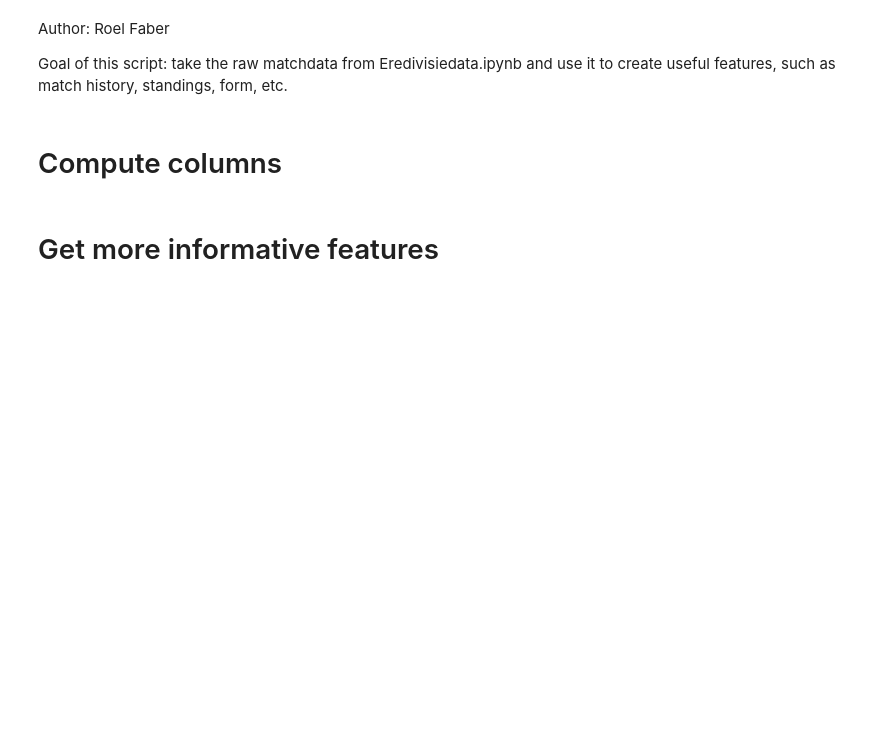
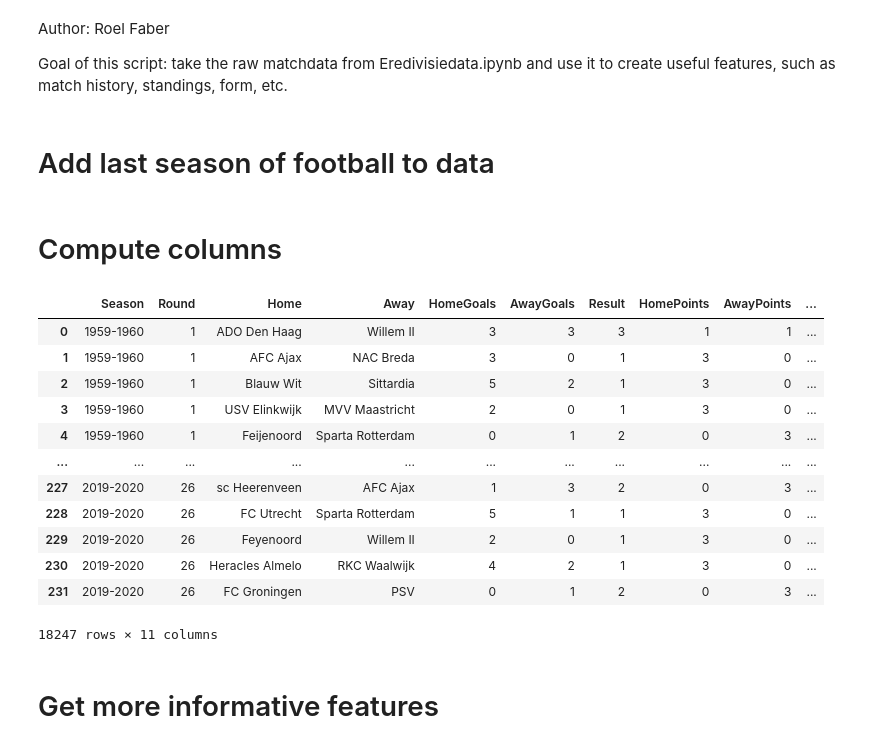
Before and after one commit to rmfaber/FootballPredictions, a Jupyter notebook: ProcessData.ipynb, the cells around one changed output. Drawn from its saved outputs; the diff is of its cells as text; code cells hidden in the pictures; blank space fills up the shorter version.

Commit message:
Update data 20192020

```diff
--- a/ProcessData.ipynb
+++ b/ProcessData.ipynb
@@ -11,12 +11,35 @@ sns.set()
 # %%
 df = pd.read_csv('Data/matches.csv',index_col=0)
 df.head()
+df_20192020 = pd.read_csv('Data/matches_20192020.csv',index_col=0)
+# %% [markdown]
+# Add last season of football to data
+# %%
+df = df[df['Season']!='2019-2020'].copy()
+
+df = df.append(df_20192020).copy()
 # %% [markdown]
 # Compute columns
 # %%
 df['GoalsScored'] = df['HomeGoals'] + df['AwayGoals']
 # %%
 df['HomeAdvantage'] = df['HomeGoals'] - df['AwayGoals']
+# %%
+df
+# %% [output]
+|  | Season | Round | Home | Away | HomeGoals | AwayGoals | Result | HomePoints | AwayPoints | ... |
+| 0 | 1959-1960 | 1 | ADO Den Haag | Willem II | 3 | 3 | 3 | 1 | 1 | ... |
+| 1 | 1959-1960 | 1 | AFC Ajax | NAC Breda | 3 | 0 | 1 | 3 | 0 | ... |
+| 2 | 1959-1960 | 1 | Blauw Wit | Sittardia | 5 | 2 | 1 | 3 | 0 | ... |
+| 3 | 1959-1960 | 1 | USV Elinkwijk | MVV Maastricht | 2 | 0 | 1 | 3 | 0 | ... |
+| 4 | 1959-1960 | 1 | Feijenoord | Sparta Rotterdam | 0 | 1 | 2 | 0 | 3 | ... |
+| ... | ... | ... | ... | ... | ... | ... | ... | ... | ... | ... |
+| 227 | 2019-2020 | 26 | sc Heerenveen | AFC Ajax | 1 | 3 | 2 | 0 | 3 | ... |
+| 228 | 2019-2020 | 26 | FC Utrecht | Sparta Rotterdam | 5 | 1 | 1 | 3 | 0 | ... |
+| 229 | 2019-2020 | 26 | Feyenoord | Willem II | 2 | 0 | 1 | 3 | 0 | ... |
+| 230 | 2019-2020 | 26 | Heracles Almelo | RKC Waalwijk | 4 | 2 | 1 | 3 | 0 | ... |
+| 231 | 2019-2020 | 26 | FC Groningen | PSV | 0 | 1 | 2 | 0 | 3 | ... |
+18247 rows × 11 columns
 # %% [markdown]
 # Get more informative features
 # %% [markdown]
```
Also changed, not shown: parts of 4 cells of this notebook, 6 other files.
